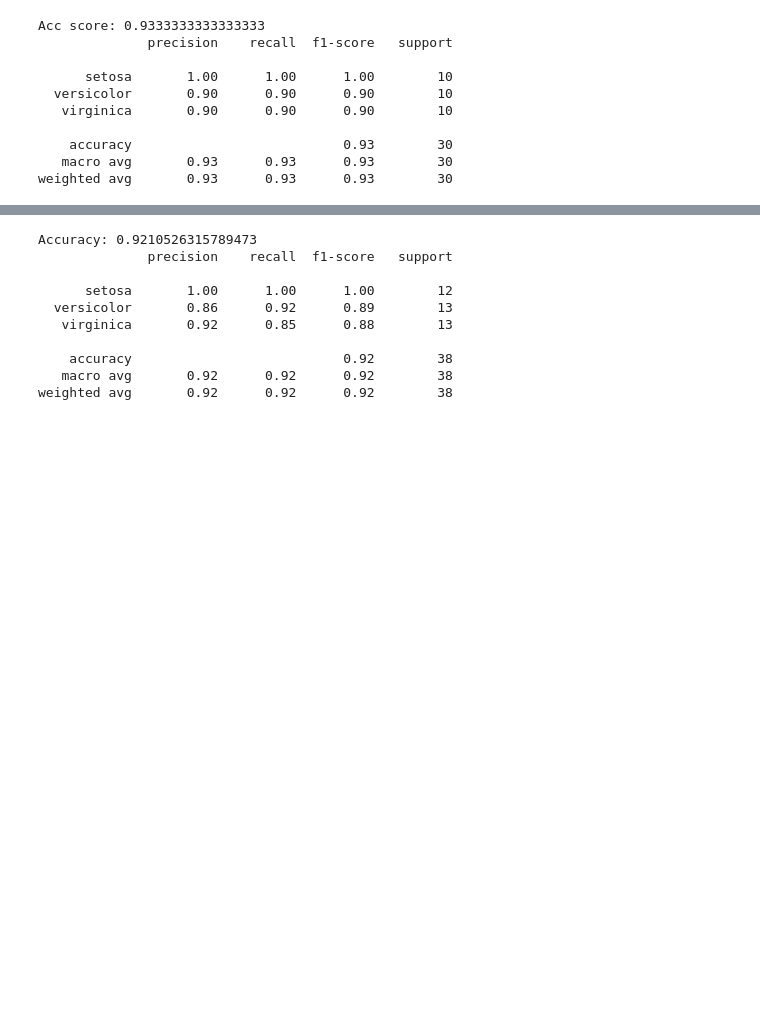
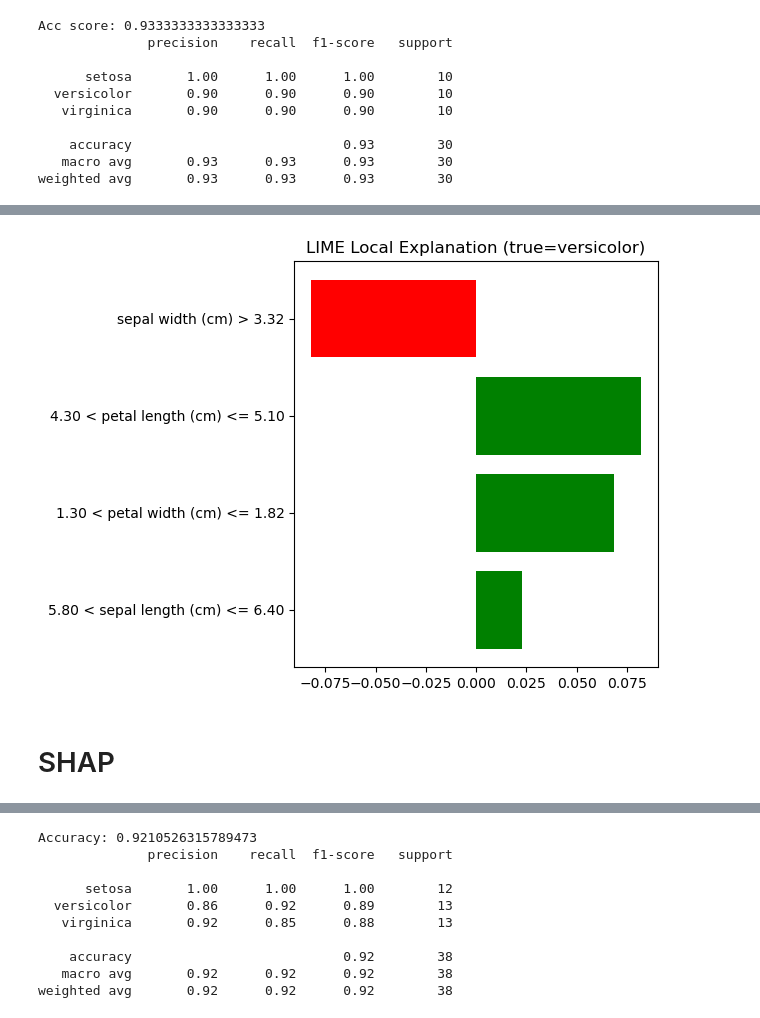
Before and after one commit to gedetanok/kelasbagus3-deep-understanding-of-machine-learning, a Jupyter notebook: Week 5/explainable_AI.ipynb, the cells around one changed output, grey strips where cells are left out. Drawn from its saved outputs; the diff is of its cells as text; code cells hidden in the pictures; blank space fills up the shorter version.

```diff
--- a/Week 5/explainable_AI.ipynb
+++ b/Week 5/explainable_AI.ipynb
@@ -77,0 +94,23 @@ weighted avg       0.93      0.93      0.93        30
+# %%
+from lime.lime_tabular import LimeTabularExplainer
+explainer_lime = LimeTabularExplainer(
+    training_data=X_train,
+    feature_names=feature_names,
+    class_names=list(class_names),
+    discretize_continuous=True,
+    mode='classification'
+)
+# %%
+idx = 5
+x0 = X_test[idx]
+x0_std = X_test_std[idx]
+y0 = y_test[idx]
+# %%
+def predict_proba_raw(X_raw):
+    return predict_proba_numpy(X_raw)
+# %%
+lime_exp = explainer_lime.explain_instance(
+    data_row=x0,
+    predict_fn=predict_proba_raw,
+    num_features=4
+)
@@ -77,0 +130,10 @@ weighted avg       0.93      0.93      0.93        30
+# %%
+fig_lime = lime_exp.as_pyplot_figure()
+plt.title(f"LIME Local Explanation (true={class_names[y0]})")
+plt.tight_layout()
+plt.savefig("lime_iris_instance.png", dpi=140)
+plt.show()
+# %% [output]
+[figure, added]
+# %% [markdown]
+# SHAP
```
Also changed, not shown: parts of 17 cells of this notebook, 3 other files.
